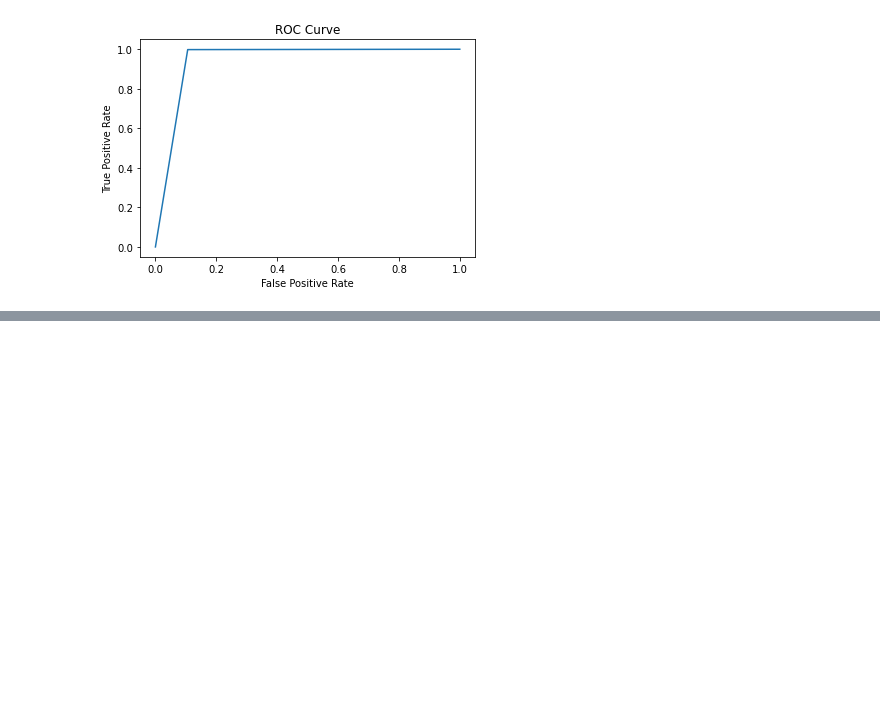
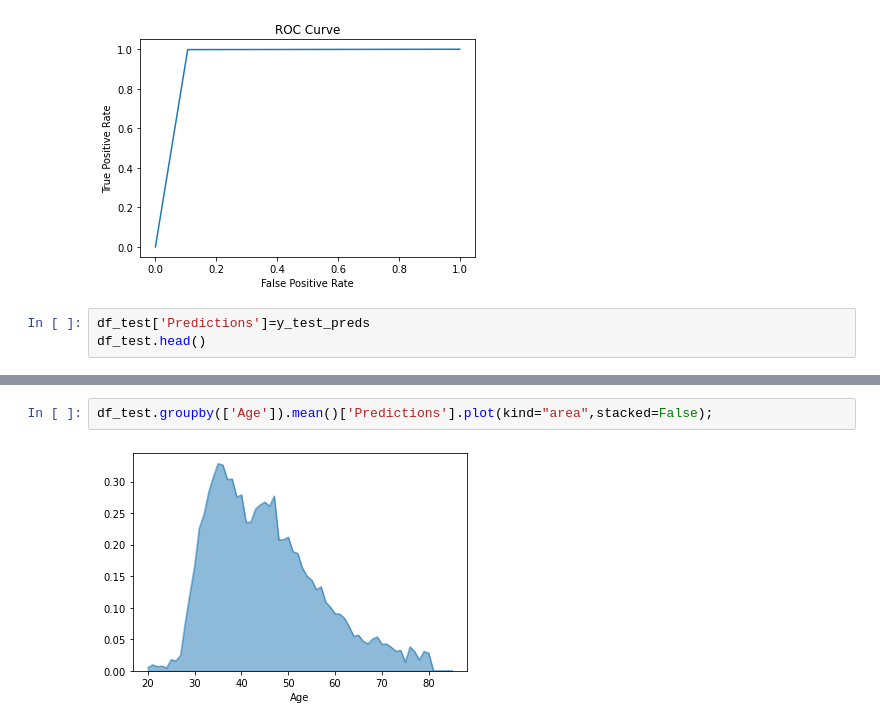
Before and after one commit to asyntychaki/Health-Insurance-Cross-Sell, a Jupyter notebook: 4-Predicting-Response.ipynb, the cells around one changed output, grey strips where cells are left out. Saved outputs shown, nothing was run; the diff lists cells and outputs as text; blank space fills up the shorter version.

```diff
--- a/4-Predicting-Response.ipynb
+++ b/4-Predicting-Response.ipynb
@@ -296,3 +296,6 @@ plt.ylabel("True Positive Rate")
 plt.show()
 # %% [output]
 [figure]
+# %%
+df_test['Predictions']=y_test_preds
+df_test.head()
@@ -298,0 +310,4 @@ plt.show()
+# %%
+df_test.groupby(['Age']).mean()['Predictions'].plot(kind="area",stacked=False);
+# %% [output]
+[figure, added]
```
Also changed, not shown: parts of 1 cell of this notebook, 1 other file.
